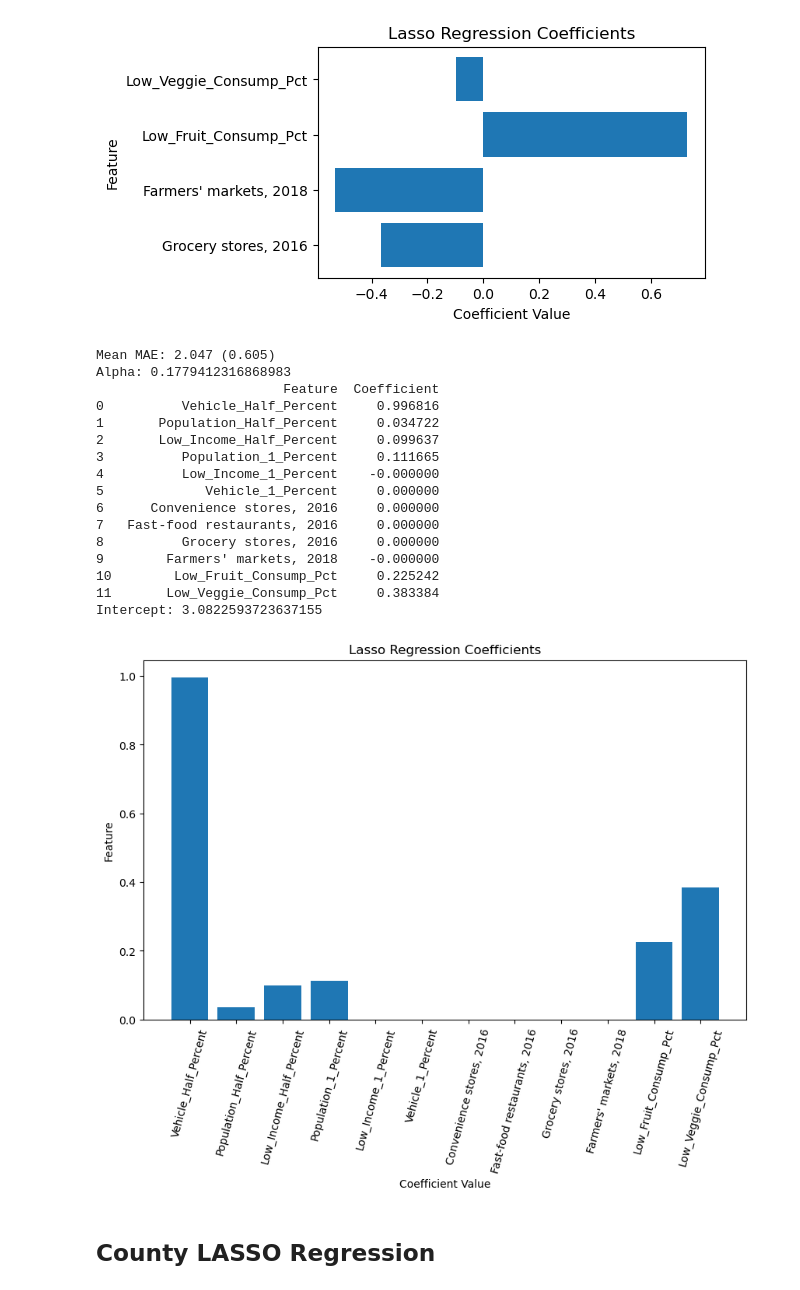
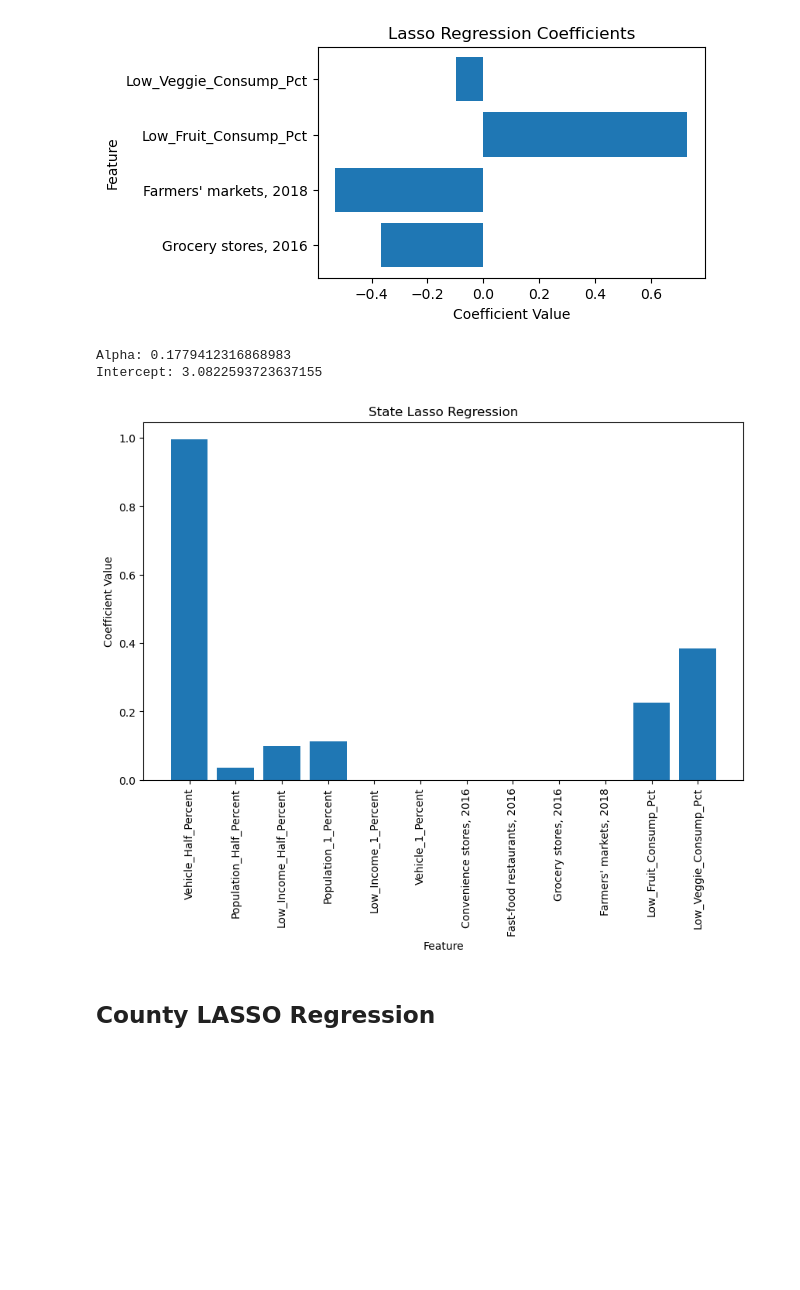
Before and after one commit to aaravdogra/citadel-datathon-2024, a Jupyter notebook: hypothesis-testing/regression.ipynb, the cells around one changed output. Drawn from its saved outputs; the diff is of its cells as text; code cells hidden in the pictures; blank space fills up the shorter version.

```diff
--- a/hypothesis-testing/regression.ipynb
+++ b/hypothesis-testing/regression.ipynb
@@ -241,53 +241,39 @@ data = data.dropna()
 
 X, y = data[x_variables], data["Mean_Obesity_Pct"]
 # define model
 # alpha = 1
 # model = Ridge(alpha)
 # model.fit(X, y)
 
 #cross validation to find the best alpha for the model
 model = LassoCV(cv=5, random_state=42)  # 5-fold cross-validation
 model.fit(X, y)
 
 alpha = model.alpha_
 coefficients = model.coef_
 # intercept = model.intercept_
 
 coef_df = pd.DataFrame({
     'Feature': x_variables,
     'Coefficient': coefficients
 })
 
 print(f'Alpha: {alpha}')
-print(coef_df)
+# print(coef_df)
 print(f'Intercept: {intercept}')
 # plot results
 
 plt.figure(figsize=(10, 6))
 plt.bar(coef_df['Feature'], coef_df['Coefficient'])
-plt.xlabel('Coefficient Value')
-plt.xticks(rotation=75)
-plt.ylabel('Feature')
-plt.title('Lasso Regression Coefficients')
+plt.ylabel('Coefficient Value')
+plt.xticks(rotation=90)
+plt.xlabel('Feature')
+plt.title('State Lasso Regression')
 plt.show()
 # %% [output]
-Mean MAE: 2.047 (0.605)
 Alpha: 0.1779412316868983
-                        Feature  Coefficient
-0          Vehicle_Half_Percent     0.996816
-1       Population_Half_Percent     0.034722
-2       Low_Income_Half_Percent     0.099637
-3          Population_1_Percent     0.111665
-4          Low_Income_1_Percent    -0.000000
-5             Vehicle_1_Percent     0.000000
-6      Convenience stores, 2016     0.000000
-7   Fast-food restaurants, 2016     0.000000
-8          Grocery stores, 2016     0.000000
-9        Farmers' markets, 2018    -0.000000
-10        Low_Fruit_Consump_Pct     0.225242
-11       Low_Veggie_Consump_Pct     0.383384
 Intercept: 3.0822593723637155
-[figure, old version]
+[figure, new version]
 # %% [markdown]
 ## County LASSO Regression
 # %%
```
Also changed, not shown: parts of 6 cells of this notebook.
